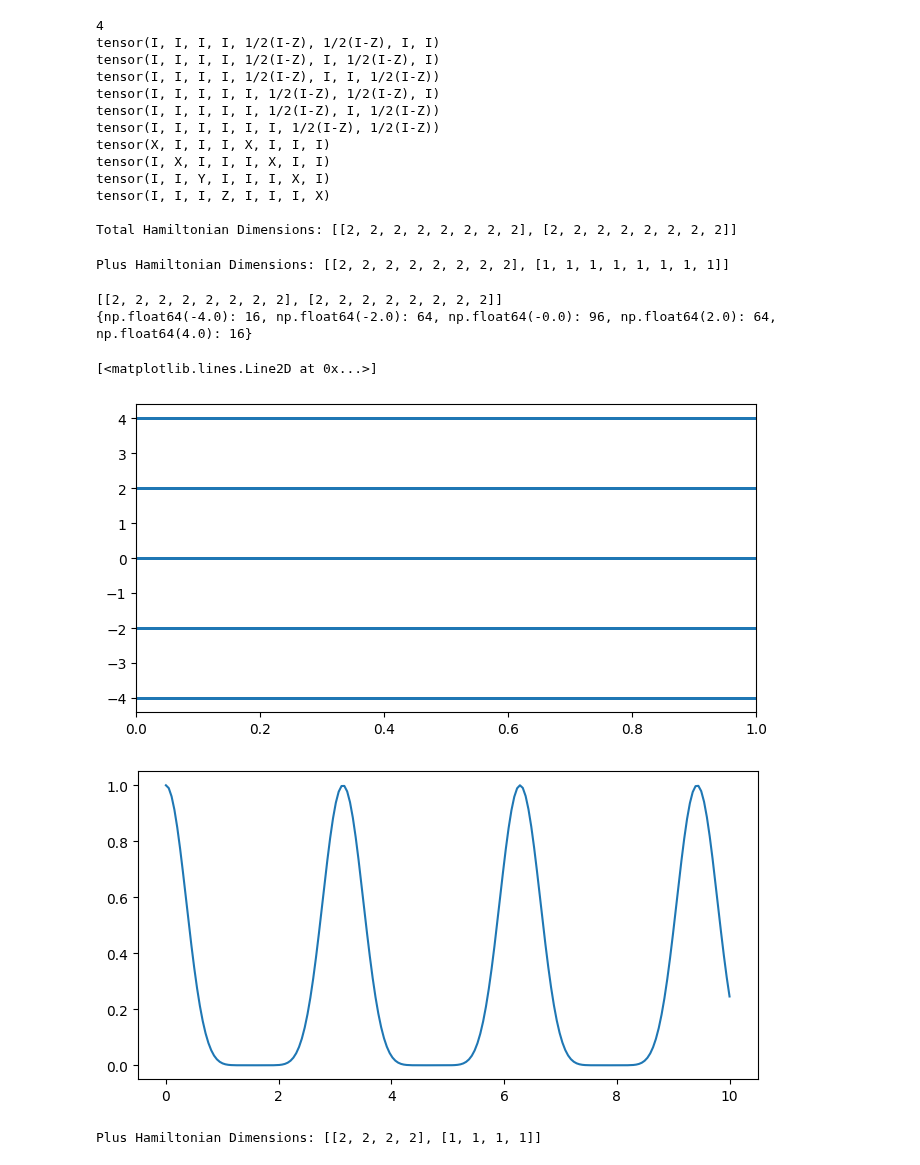
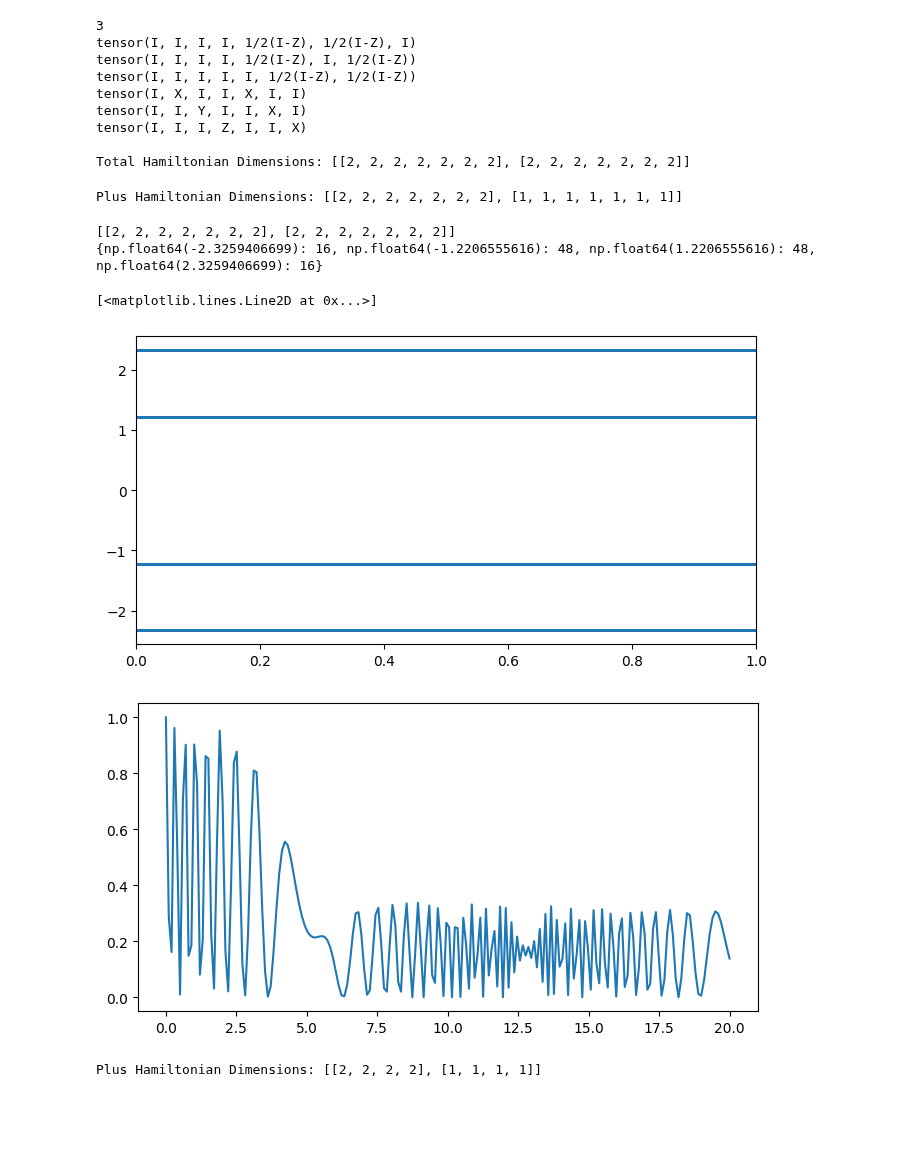
Before and after one commit to chenscheimq/QEC, a Jupyter notebook: Gadgets/test_simple_4_local.ipynb, the cells around one changed output. Cells and saved outputs as stored; diff of their text form; code cells hidden in the pictures; blank space fills up the shorter version.

```diff
--- a/Gadgets/test_simple_4_local.ipynb
+++ b/Gadgets/test_simple_4_local.ipynb
@@ -108,11 +128,11 @@ Y = sigmay()
 Z = sigmaz()
 
 # Define stabilizer generators for the 4-qubit code
-four_local = [X, X, Y, Z]
-# t = [X, X, Y, X]
+four_local = [I, X, Y, Z]
+t = [I, X, Y, X]
 # a_four_local = [X, I, Y, I]
 
-# hs = [four_local, t, a_four_local]
+# hs = [four_local, t]
 hs = [four_local]
 
 # Parameters
@@ -125,7 +145,7 @@ tot_space = total_logic_qbits + sum(ks)
 # H_gad = tensor([Qobj(np.zeros((2, 2))) for _ in range(tot_space)])  # Start with a zero operator
 H_gad = 0
 
-perturbation_factor = 1
+perturbation_factor = 0.7
 
 # Build auxiliary Hamiltonians and embed them
 current_position = total_logic_qbits  # Start after logical qubits
@@ -153,63 +173,68 @@ for index, operator in enumerate(hs):
 
 print("Total Hamiltonian Dimensions:", H_gad.dims)
 # %% [output]
-4
-tensor(I, I, I, I, 1/2(I-Z), 1/2(I-Z), I, I)
-tensor(I, I, I, I, 1/2(I-Z), I, 1/2(I-Z), I)
-tensor(I, I, I, I, 1/2(I-Z), I, I, 1/2(I-Z))
-tensor(I, I, I, I, I, 1/2(I-Z), 1/2(I-Z), I)
-tensor(I, I, I, I, I, 1/2(I-Z), I, 1/2(I-Z))
-tensor(I, I, I, I, I, I, 1/2(I-Z), 1/2(I-Z))
-tensor(X, I, I, I, X, I, I, I)
-tensor(I, X, I, I, I, X, I, I)
-tensor(I, I, Y, I, I, I, X, I)
-tensor(I, I, I, Z, I, I, I, X)
+3
+tensor(I, I, I, I, 1/2(I-Z), 1/2(I-Z), I)
+tensor(I, I, I, I, 1/2(I-Z), I, 1/2(I-Z))
+tensor(I, I, I, I, I, 1/2(I-Z), 1/2(I-Z))
+tensor(I, X, I, I, X, I, I)
+tensor(I, I, Y, I, I, X, I)
+tensor(I, I, I, Z, I, I, X)
 
-Total Hamiltonian Dimensions: [[2, 2, 2, 2, 2, 2, 2, 2], [2, 2, 2, 2, 2, 2, 2, 2]]
+Total Hamiltonian Dimensions: [[2, 2, 2, 2, 2, 2, 2], [2, 2, 2, 2, 2, 2, 2]]
 # %%
 Had = qutip.core.gates.hadamard_transform(1)
 
-Had_four = tensor(Had, Had, Had, Had, I, I, I, I)
+Had_four = tensor([Had, Had, Had, Had] + [I for _ in range(sum(ks))])
 basis_states = [basis(2, 0), basis(2, 1)]
 
-zero_state = tensor(basis_states[0], basis_states[0], basis_states[0], basis_states[0], basis_states[0], basis_states[0], basis_states[0], basis_states[0])
+zero_state = tensor([basis_states[0] for _ in range(tot_space)])
 plus_state = Had_four * zero_state
 
 print("Plus Hamiltonian Dimensions:", plus_state.dims)
+
+H_ind = [X,Z,X,X]
+H_ind_gad = tensor(H_ind + [I for _ in range(sum(ks))])
+H_ind_reg = tensor(H_ind)
+
+times = np.linspace(0, 20, 200)
 # %% [output]
-Plus Hamiltonian Dimensions: [[2, 2, 2, 2, 2, 2, 2, 2], [1, 1, 1, 1, 1, 1, 1, 1]]
+Plus Hamiltonian Dimensions: [[2, 2, 2, 2, 2, 2, 2], [1, 1, 1, 1, 1, 1, 1]]
 # %%
-eigenvalues, eigenstates = H_gad.eigenstates()
+eigenvalues, eigenstates = (H_ind_gad + H_gad).eigenstates()
 energies = {}
 
-print(H_gad.dims)
+print((H_ind_gad + H_gad).dims)
 plt.figure(figsize=(8, 4))
 # Loop through both arrays
 for energy, state in zip(eigenvalues, eigenstates):
     energy = np.round(energy, 10)
 
     if energy not in energies.keys():
         energies[energy] = 1
     else:
         energies[energy] += 1
     plt.axhline(y = energy, linestyle = '-', linewidth = 2)
 
 print(energies)
 
 P_plus = plus_state * plus_state.dag()
 P_zero = zero_state * zero_state.dag()
-times = np.linspace(0, 10, 200)
 
-evolution = sesolve(H_gad, plus_state, times, e_ops=[P_plus])
+
+max_time = 10
+
+delta_t = lambda t: 10 * (t / (max_time / 2) - 1)
+evolution_gad = sesolve([[H_ind_gad, delta_t], H_gad], zero_state, times, e_ops=[P_zero])
 
 plt.figure(figsize=(8, 4))
-plt.plot(times, evolution.expect[0], label=r"")
+plt.plot(times, evolution_gad.expect[0], label=r"")
 # %% [output]
-[[2, 2, 2, 2, 2, 2, 2, 2], [2, 2, 2, 2, 2, 2, 2, 2]]
-{np.float64(-4.0): 16, np.float64(-2.0): 64, np.float64(-0.0): 96, np.float64(2.0): 64, np.float64(4.0): 16}
+[[2, 2, 2, 2, 2, 2, 2], [2, 2, 2, 2, 2, 2, 2]]
+{np.float64(-2.3259406699): 16, np.float64(-1.2206555616): 48, np.float64(1.2206555616): 48, np.float64(2.3259406699): 16}
 [<matplotlib.lines.Line2D at 0x...>]
-[figure, old version]
+[figure, new version]
-[figure, old version]
+[figure, new version]
 # %%
 Had = qutip.core.gates.hadamard_transform(1)
 
```
Also changed, not shown: parts of 4 cells of this notebook.
